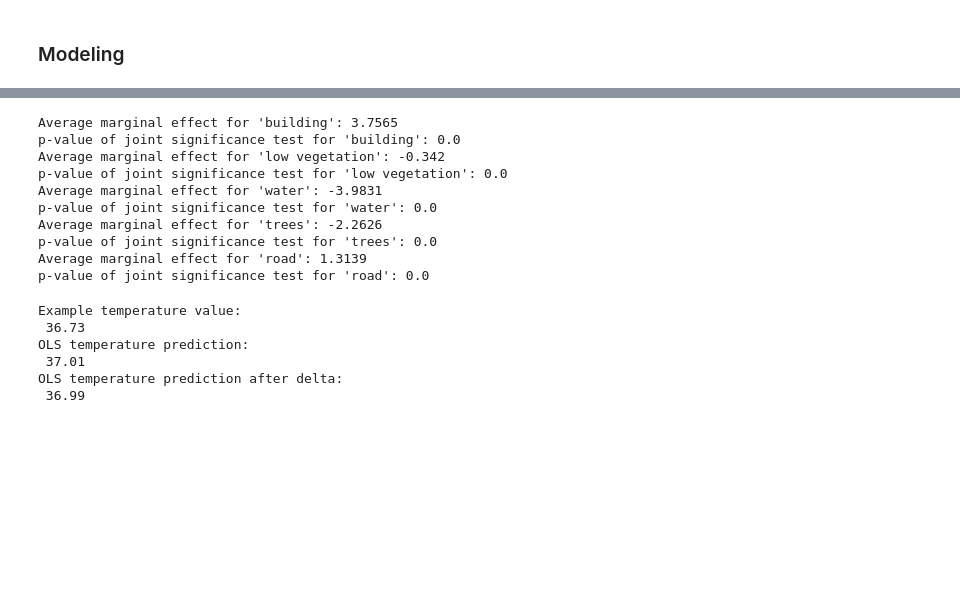
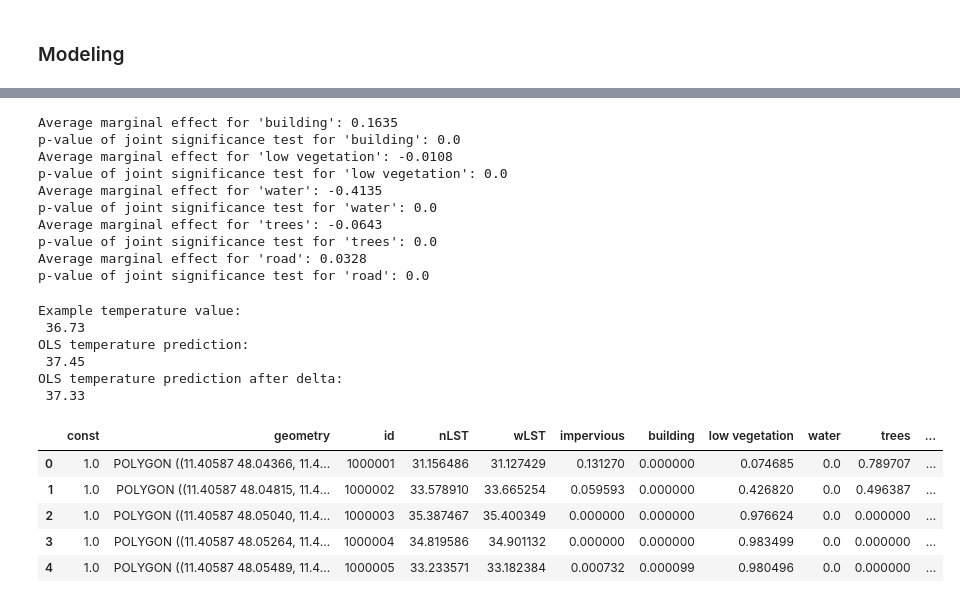
Before and after one commit to MGenschow/DS_Project, a Jupyter notebook: modules/models/UHI_modeling/UHI_modeling.ipynb, the cells around one changed output, grey strips where cells are left out. Cells and saved outputs as stored; diff of their text form; code cells hidden in the pictures; blank space fills up the shorter version.

```diff
--- a/modules/models/UHI_modeling/UHI_modeling.ipynb
+++ b/modules/models/UHI_modeling/UHI_modeling.ipynb
@@ -116,51 +117,62 @@ OLS Regression Results
 Notes:
 [1] Standard Errors are heteroscedasticity robust (HC3)
 # %%
-# compuate average marginal effects for all features of interest
+# compute average marginal effects for all features of interest
 features = ['building', 'low vegetation', 'water', 'trees', 'road']
 
-model = model_poly
-mode = "poly"
-all = False
+model = model_log
 
 for feature in features:
-    avg_marginal_effect = compute_avg_marginal_effect(model, final, feature, features_interact, features_no_interact, mode="poly", all=True, delta=0.001, step=1)
-    f_statistic, p_value = test_joint_significance(model, final, features_interact, features_no_interact, target, features_exclude=[feature], mode="poly", all=True)
+    avg_marginal_effect = compute_avg_marginal_effect_adv(model, final, feature, features_interact, features_no_interact, mode, all, delta=0.001, step=0.01)
+    f_statistic, p_value = test_joint_significance(model, final, features_interact, features_no_interact, target, features_exclude=[feature], mode=mode, all=all)
     print(f"Average marginal effect for '{feature}': {np.round(avg_marginal_effect,4)}")
     print(f"p-value of joint significance test for '{feature}': {np.round(p_value,10)}")
 # %% [output]
-Average marginal effect for 'building': 3.7565
+Average marginal effect for 'building': 0.1635
 p-value of joint significance test for 'building': 0.0
-Average marginal effect for 'low vegetation': -0.342
+Average marginal effect for 'low vegetation': -0.0108
 p-value of joint significance test for 'low vegetation': 0.0
-Average marginal effect for 'water': -3.9831
+Average marginal effect for 'water': -0.4135
 p-value of joint significance test for 'water': 0.0
-Average marginal effect for 'trees': -2.2626
+Average marginal effect for 'trees': -0.0643
 p-value of joint significance test for 'trees': 0.0
-Average marginal effect for 'road': 1.3139
+Average marginal effect for 'road': 0.0328
 p-value of joint significance test for 'road': 0.0
 # %%
 # exemplary prediction
 id_example = 1000132
 feature = 'trees'
+delta = 0.05
 example = final[final.id == id_example]
 print('Example temperature value: \n', np.round(target[final.id == id_example].item(),2))
-print('OLS temperature prediction: \n', np.round(predict_LST_example(example, features_interact, features_no_interact, model, mode="poly", all=True),2))
-example[feature] += 0.01
-print('OLS temperature prediction after delta: \n', np.round(predict_LST_example(example, features_interact, features_no_interact, model, mode="poly", all=True),2))
+print('OLS temperature prediction: \n', np.round(predict_LST_example(example, features_interact, features_no_interact, model, mode, all),2))
+example[feature] += delta
+for i in features_interact:
+    if i != feature:
+        example[i] = (example[i] - (delta / len(features_interact))).clip(lower=0)
+print('OLS temperature prediction after delta: \n', np.round(predict_LST_example(example, features_interact, features_no_interact, model, mode, all),2))
 # %% [output]
 Example temperature value:
  36.73
 OLS temperature prediction:
- 37.01
+ 37.45
 OLS temperature prediction after delta:
- 36.99
+ 37.33
 # %%
 # add predictions to final dataframe
-# final['pred'] = model_fit.predict(X_poly)
+final['pred'] = model.predict(X_log)
 # %%
 with open(path_model + 'Causal_Model_' + str(grid_size_meters) + '_e.pkl', 'wb') as file:
     pickle.dump(model, file)
+# %%
+final.head()
+# %% [output]
+|  | const | geometry | id | nLST | wLST | impervious | building | low vegetation | water | trees | ... |
+| 0 | 1.0 | POLYGON ((11.40587 48.04366, 11.4... | 1000001 | 31.156486 | 31.127429 | 0.131270 | 0.000000 | 0.074685 | 0.0 | 0.789707 | ... |
+| 1 | 1.0 | POLYGON ((11.40587 48.04815, 11.4... | 1000002 | 33.578910 | 33.665254 | 0.059593 | 0.000000 | 0.426820 | 0.0 | 0.496387 | ... |
+| 2 | 1.0 | POLYGON ((11.40587 48.05040, 11.4... | 1000003 | 35.387467 | 35.400349 | 0.000000 | 0.000000 | 0.976624 | 0.0 | 0.000000 | ... |
+| 3 | 1.0 | POLYGON ((11.40587 48.05264, 11.4... | 1000004 | 34.819586 | 34.901132 | 0.000000 | 0.000000 | 0.983499 | 0.0 | 0.000000 | ... |
+| 4 | 1.0 | POLYGON ((11.40587 48.05489, 11.4... | 1000005 | 33.233571 | 33.182384 | 0.000732 | 0.000099 | 0.980496 | 0.0 | 0.000000 | ... |
 # %%
 with open(path + 'gpd_' + str(grid_size_meters) + '_e.pkl', 'wb') as file:
     pickle.dump(final, file)
```
Also changed, not shown: parts of 9 cells of this notebook, 1 other file.
